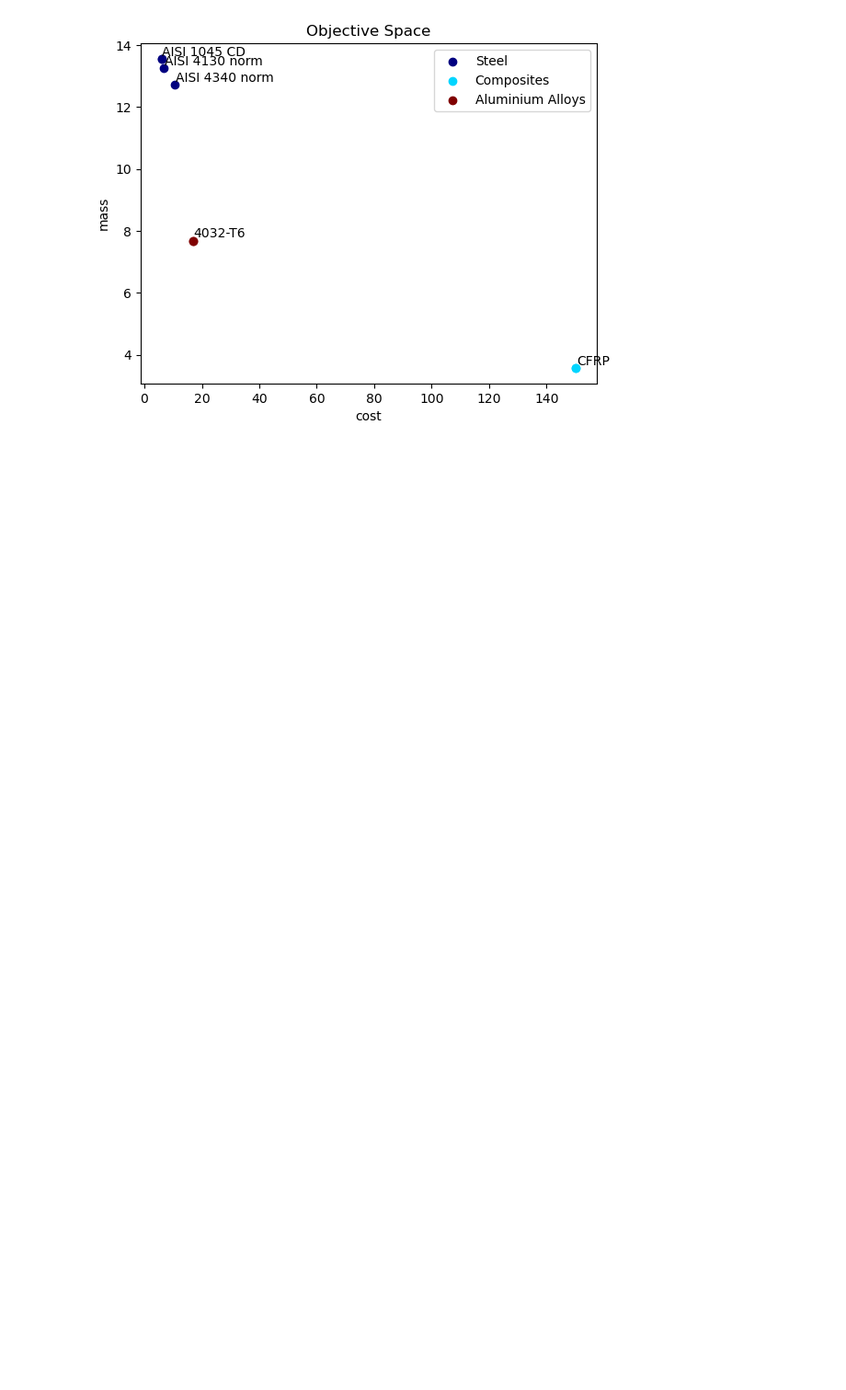
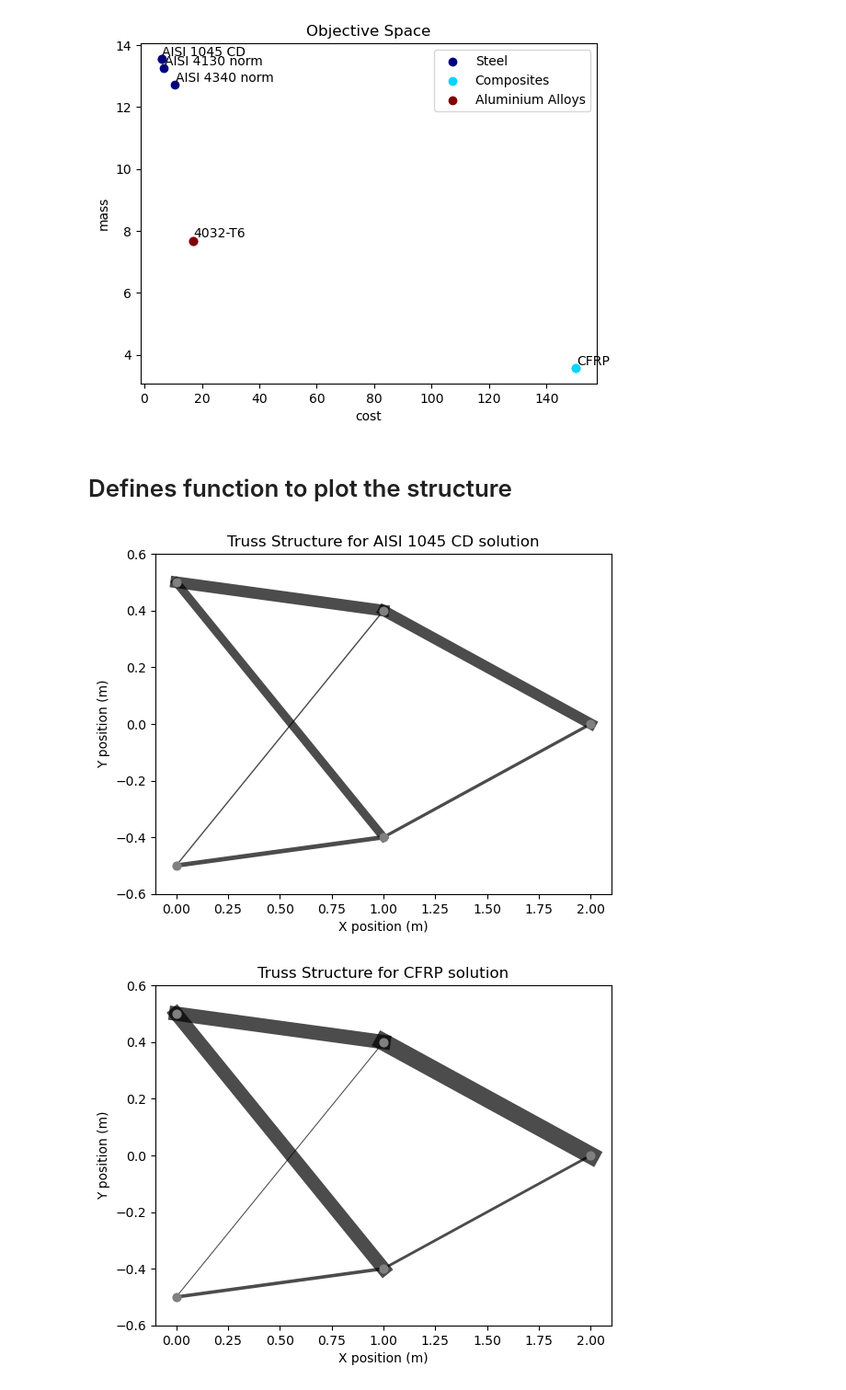
Before and after one commit to mid2SUPAERO/GMO4EFTD, a Jupyter notebook: VAE_Mixed_Multi_pymoo.ipynb, the cells around one changed output. Shown: that part at 92% size. Drawn from its saved outputs; the diff is of its cells as text; code cells hidden in the pictures; blank space fills up the shorter version.

```diff
--- a/VAE_Mixed_Multi_pymoo.ipynb
+++ b/VAE_Mixed_Multi_pymoo.ipynb
@@ -674,3 +674,45 @@ plt.savefig('./figures/Integer_Mixed_def.png',bbox_inches='tight')
 plt.show()
 # %% [output]
 [figure]
+# %% [markdown]
+# Defines function to plot the structure
+# %%
+def plot_truss_structure(nodeXY, connectivity, Areas, name):
+    # Set maximum thickness for truss members
+    max_thickness = 0.02
+
+    # Create plot and axes
+    fig, ax = plt.subplots()
+
+    # Plot nodes
+    x = [n[0] for n in nodeXY]
+    y = [n[1] for n in nodeXY]
+    #ax.scatter(x, y, color='black', s=40)
+
+    # Plot truss members
+    for i, (n1, n2) in enumerate(connectivity):
+        #thickness = min(Areas[i], max_thickness)
+        thickness = Areas[i]/max_thickness
+        x1, y1 = nodeXY[n1]
+        x2, y2 = nodeXY[n2]
+        ax.plot([x1, x2], [y1, y2], linewidth=thickness*400, color='black', alpha=0.7)
+
+    ax.scatter(x, y, color='gray', s=40, zorder=20)
+    # Set axis limits and labels
+    ax.set_xlim(min(x)-0.1, max(x)+0.1)
+    ax.set_ylim(min(y)-0.1, max(y)+0.1)
+    ax.set_xlabel('X position (m)')
+    ax.set_ylabel('Y position (m)')
+    ax.set_title(f'Truss Structure for {name} solution')
+
+    # Show plot
+    plt.savefig(f'./figures/Truss/{name}.png',bbox_inches='tight')
+    plt.show()
+# %%
+for x in X:
+    Areas=[x[f'x0{j}'] for j in range(2, 8)]
+    Material=dataIdentifier2['name'][x[f'x0{1}']]
+    plot_truss_structure(nodeXY, connectivity, Areas, Material)
+# %% [output]
+[figure, added]
+[figure, added]
```
Also changed, not shown: parts of 5 cells of this notebook.
